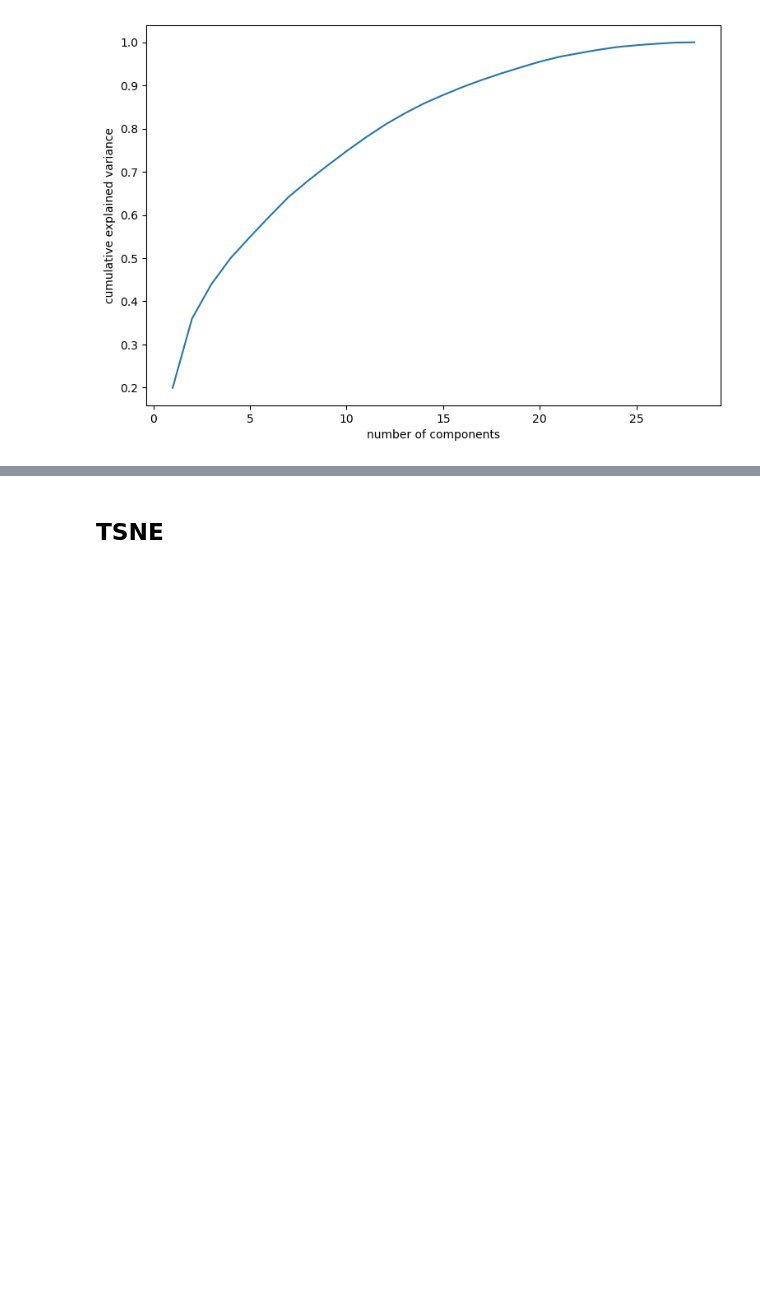
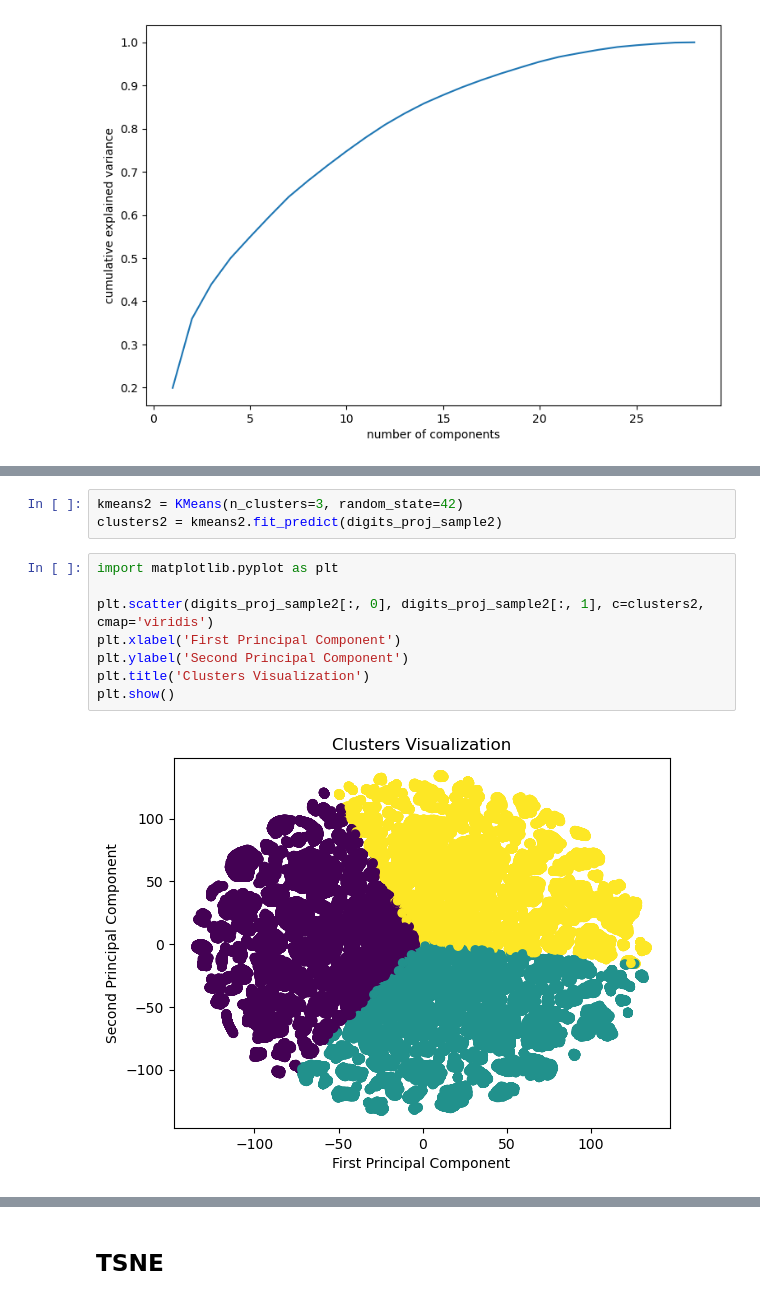
Before and after one commit to sienkozuzanna/ml-activity-detection, a Jupyter notebook: features engineering/feature_engineering_pipelines.ipynb, the cells around one changed output, grey strips where cells are left out. Drawn from its saved outputs; the diff is of its cells as text; blank space fills up the shorter version.

```diff
--- a/features engineering/feature_engineering_pipelines.ipynb
+++ b/features engineering/feature_engineering_pipelines.ipynb
@@ -391,0 +551,13 @@ Text(0, 0.5, 'cumulative explained variance')
+# %%
+kmeans2 = KMeans(n_clusters=3, random_state=42)
+clusters2 = kmeans2.fit_predict(digits_proj_sample2)
+# %%
+import matplotlib.pyplot as plt
+
+plt.scatter(digits_proj_sample2[:, 0], digits_proj_sample2[:, 1], c=clusters2, cmap='viridis')
+plt.xlabel('First Principal Component')
+plt.ylabel('Second Principal Component')
+plt.title('Clusters Visualization')
+plt.show()
+# %% [output]
+[figure, added]
```
Also changed, not shown: parts of 38 cells of this notebook.
